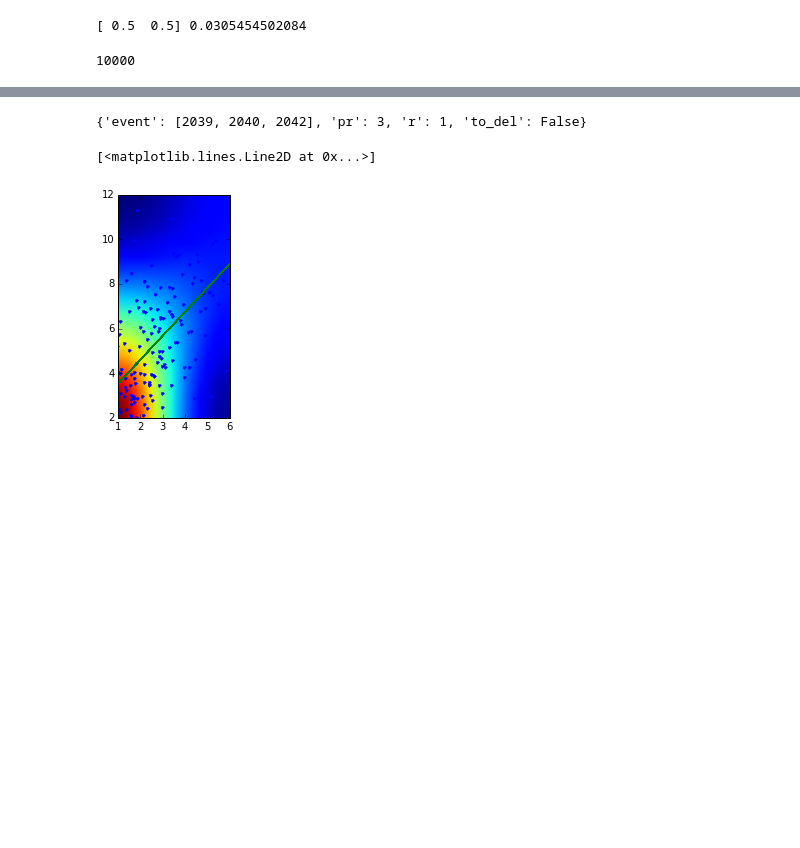
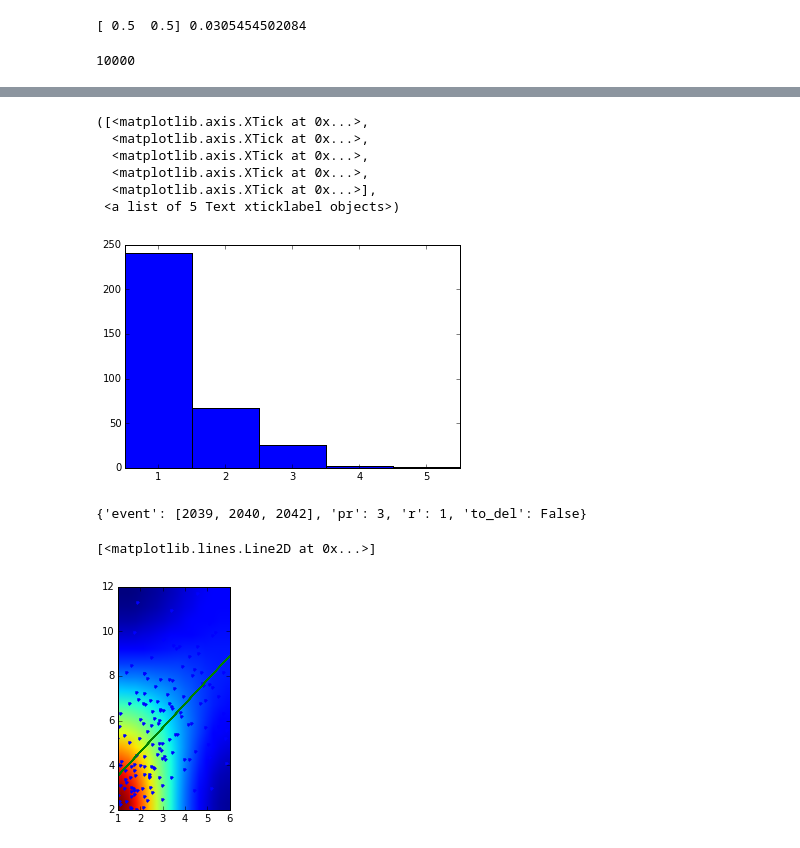
Before and after one commit to clement-moulin-frier/turntaking_model, a Jupyter notebook: turn_taking.ipynb, the cells around one changed output, grey strips where cells are left out. Cells and saved outputs as stored; diff of their text form; code cells hidden in the pictures; blank space fills up the shorter version.

```diff
--- a/turn_taking.ipynb
+++ b/turn_taking.ipynb
@@ -159,3 +235,19 @@ len(sequences)
+# %%
+labels, values = zip(*Counter(intervals_other).items())
+
+indexes = np.arange(len(labels))
+width = 1
+
+bar(indexes, values, width)
+xticks(indexes + width * 0.5, labels)
+# %% [output]
+([<matplotlib.axis.XTick at 0x...>,
+  <matplotlib.axis.XTick at 0x...>,
+  <matplotlib.axis.XTick at 0x...>,
+  <matplotlib.axis.XTick at 0x...>,
+  <matplotlib.axis.XTick at 0x...>],
+ <a list of 5 Text xticklabel objects>)
+[figure, added]
 # %%
 sequences[0].__dict__
 # %% [output]
```
Also changed, not shown: parts of 14 cells of this notebook, 1 other file.
